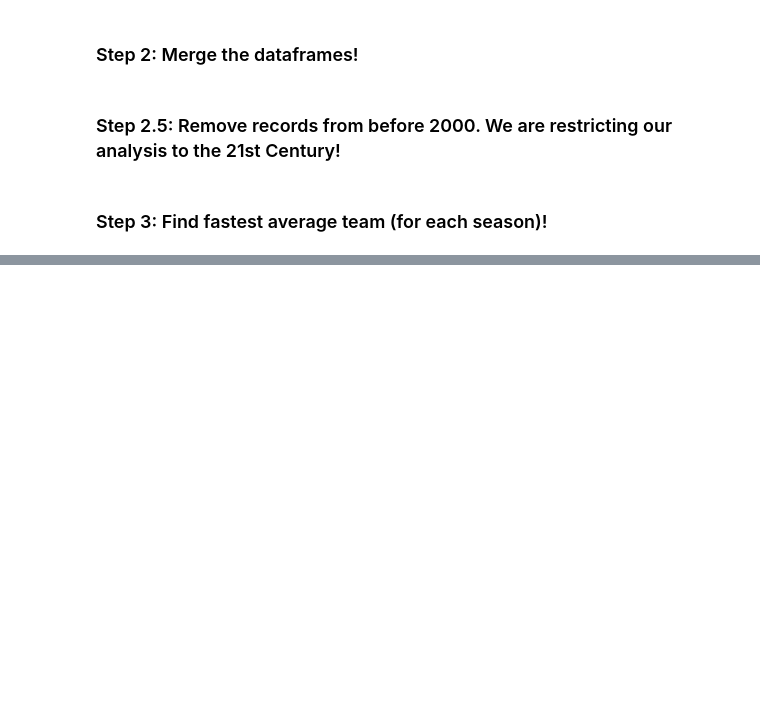
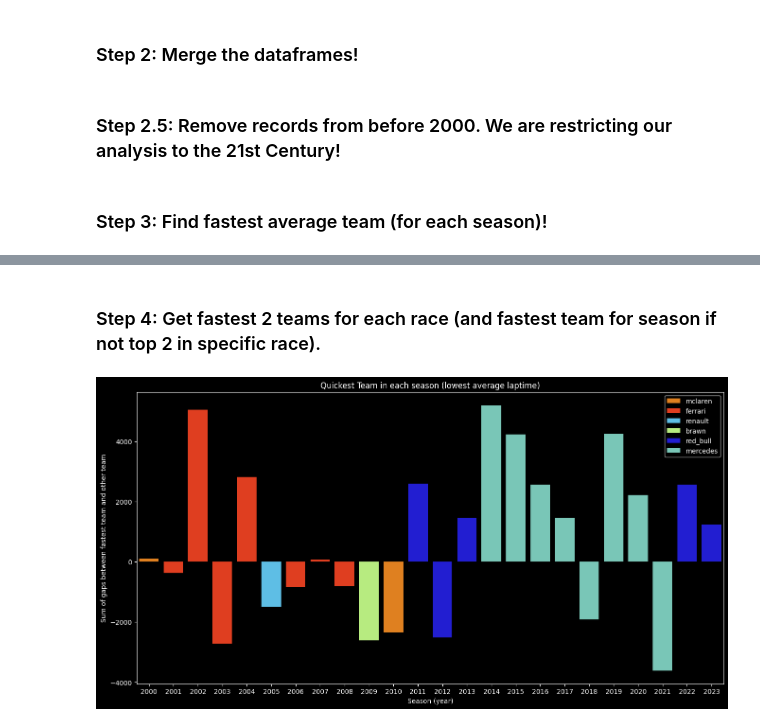
Before and after one commit to MatthewFoster02/The-Formula-Behind-Formula-1-Driven-By-Data, a Jupyter notebook: src/most_dominant_teams.ipynb, the cells around one changed output, grey strips where cells are left out. Drawn from its saved outputs; the diff is of its cells as text; code cells hidden in the pictures; blank space fills up the shorter version.

```diff
--- a/src/most_dominant_teams.ipynb
+++ b/src/most_dominant_teams.ipynb
@@ -162,3 +195,4 @@ avg_laptimes_teams = avg_laptimes_drivers.groupby(['year', 'name', 'constructorI
 avg_team_year = avg_laptimes_teams.groupby(['year', 'constructorId'], as_index=False).agg({'constructorId': 'first', 'milliseconds': 'mean', 'year': 'first', 'constructorRef': 'first'})
 indices_of_min = avg_team_year.groupby('year')['milliseconds'].idxmin()
 fastest_team_year = avg_team_year.loc[indices_of_min]
+fastest_team_year.rename(columns={'constructorId': 'fastest_team_id', 'constructorRef': 'fastest_team'}, inplace=True)
@@ -168,0 +199,4 @@ Impute data for when neither temmate finished the race as this skews mean. Give
+# %%
+avg_laptimes_teams_fastest = avg_laptimes_teams.merge(fastest_team_year[['fastest_team_id', 'year', 'fastest_team']], on='year')
+# %% [markdown]
+### Step 4: Get fastest 2 teams for each race (and fastest team for season if not top 2 in specific race).
@@ -168,0 +230,29 @@ Impute data for when neither temmate finished the race as this skews mean. Give
+# %%
+gap_data = pd.DataFrame()
+gap_data['raceId'] = raceIDs
+gap_data['year'] = years
+gap_data['name'] = names
+gap_data['gaps'] = gaps
+# %%
+gaps_by_year = gap_data.groupby('year', as_index=False).agg({'year': 'first', 'gaps': 'sum'})
+fastest_team_year_gap = fastest_team_year.merge(gaps_by_year[['year', 'gaps']], on='year')
+# %%
+colours = {
+    'ferrari': '#FF2800',
+    'mclaren': '#FF8000',
+    'brawn': '#B8FD6E',
+    'red_bull': '#0600EF',
+    'mercedes': '#6CD3BF',
+    'renault': '#47C7FC'
+}
+
+plt.figure(figsize=(16, 8))
+sns.barplot(x='year', y='gaps', data=fastest_team_year_gap, hue='fastest_team', palette=colours, width=0.8, dodge=False)
+
+plt.xlabel('Season (year)')
+plt.ylabel('Sum of gaps between fastest team and other team')
+plt.title('Quickest Team in each season (lowest average laptime)')
+plt.legend(loc='upper right')
+plt.show()
+# %% [output]
+[figure, added]
```
Also changed, not shown: parts of 6 cells of this notebook, 1 other file.
